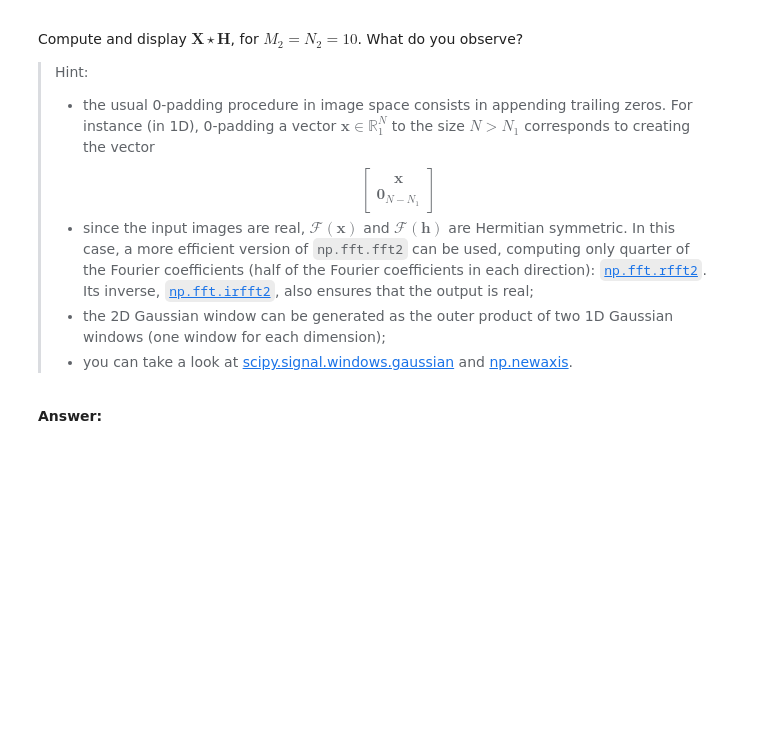
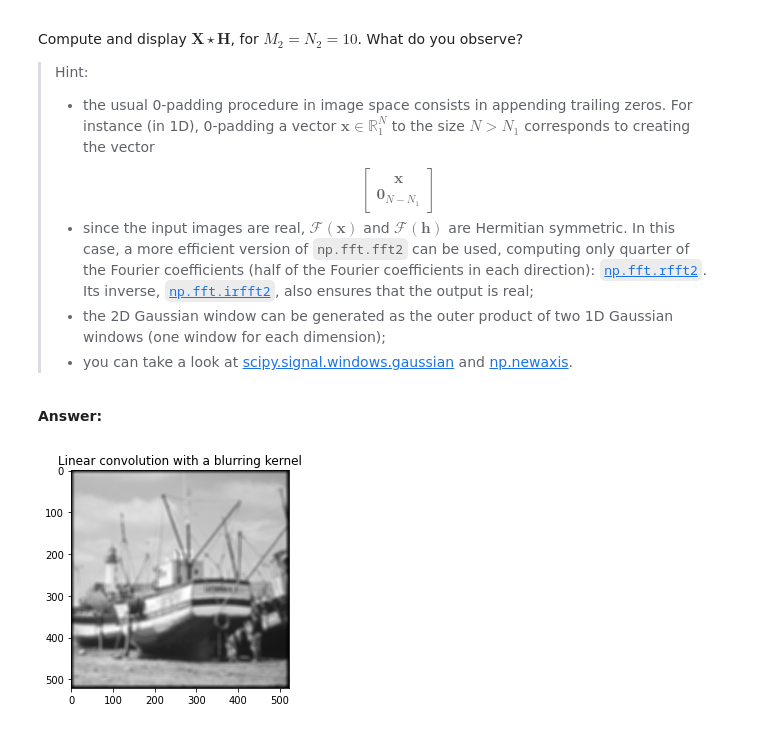
Before and after one commit to azagal952/sdi_python, a Jupyter notebook: Labs/Lab3/lab3.ipynb, the cells around one changed output. Drawn from its saved outputs; the diff is of its cells as text; code cells hidden in the pictures; blank space fills up the shorter version.

```diff
--- a/Labs/Lab3/lab3.ipynb
+++ b/Labs/Lab3/lab3.ipynb
@@ -369,0 +372,31 @@ Compute and display $\mathbf{X} \star \mathbf{H}$, for $M_2 = N_2 = 10$. What do
+# %%
+# your code
+M1, N1 = X.size
+M2, N2 = 10, 10
+
+M = M1 + M2 - 1
+N = N1 + N2 - 1
+
+sigma_x, sigma_y = 10, 10
+
+w_y = gaussian(M2, std=sigma_y)
+w_x = gaussian(N2, std=sigma_x)
+
+H = w_x.reshape(-1,1) * w_y.reshape(1,-1)
+
+#Zero-padding
+X_padded = np.pad(X, ((0, M - M1), (0, N - N1)))
+H_padded = np.pad(H, ((0, M - M2), (0, N - N2)))
+
+# As mentioned in the hints, we use rfft2
+FX = np.fft.rfft2(X_padded)
+FH = np.fft.rfft2(H_padded)
+
+# We must tell Numpy what size X_star_H should have
+X_star_H = np.fft.irfft2(FX * FH, s=(M, N))
+
+plt.imshow(X_star_H, cmap='gray')
+plt.title('Linear convolution with a blurring kernel')
+plt.show()
+# %% [output]
+[figure, added]
```
Also changed, not shown: parts of 5 cells of this notebook.
